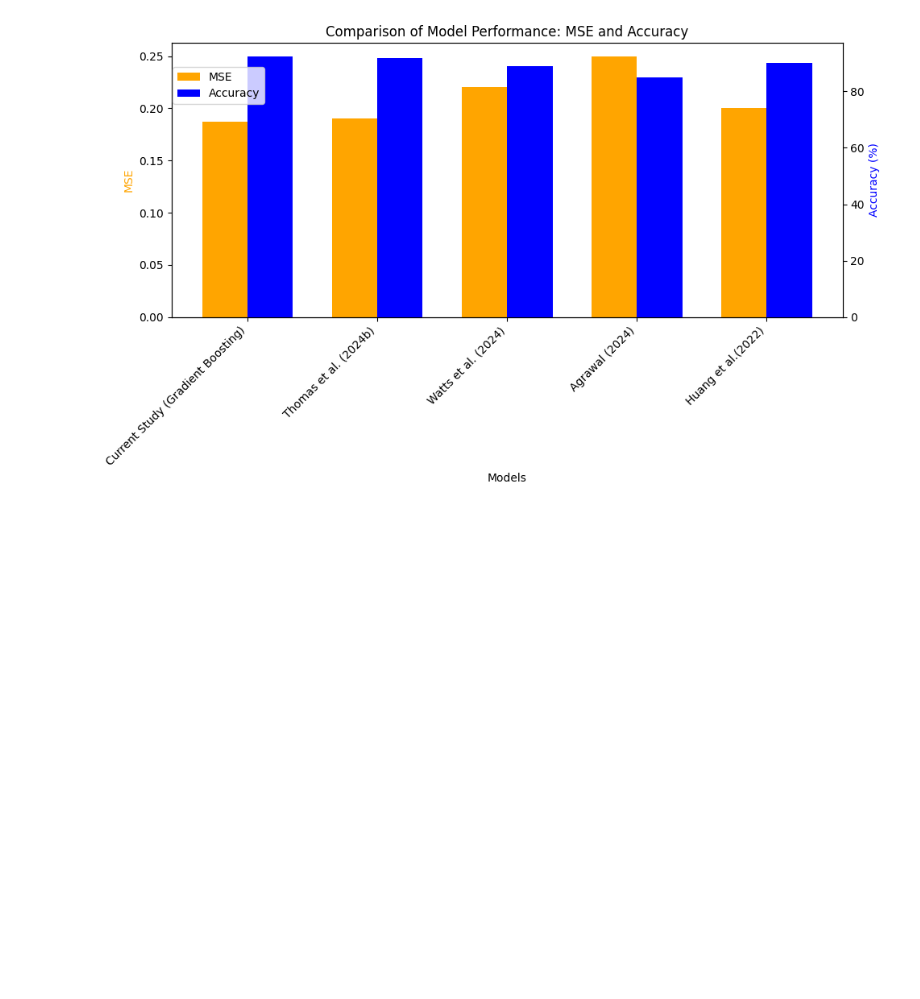
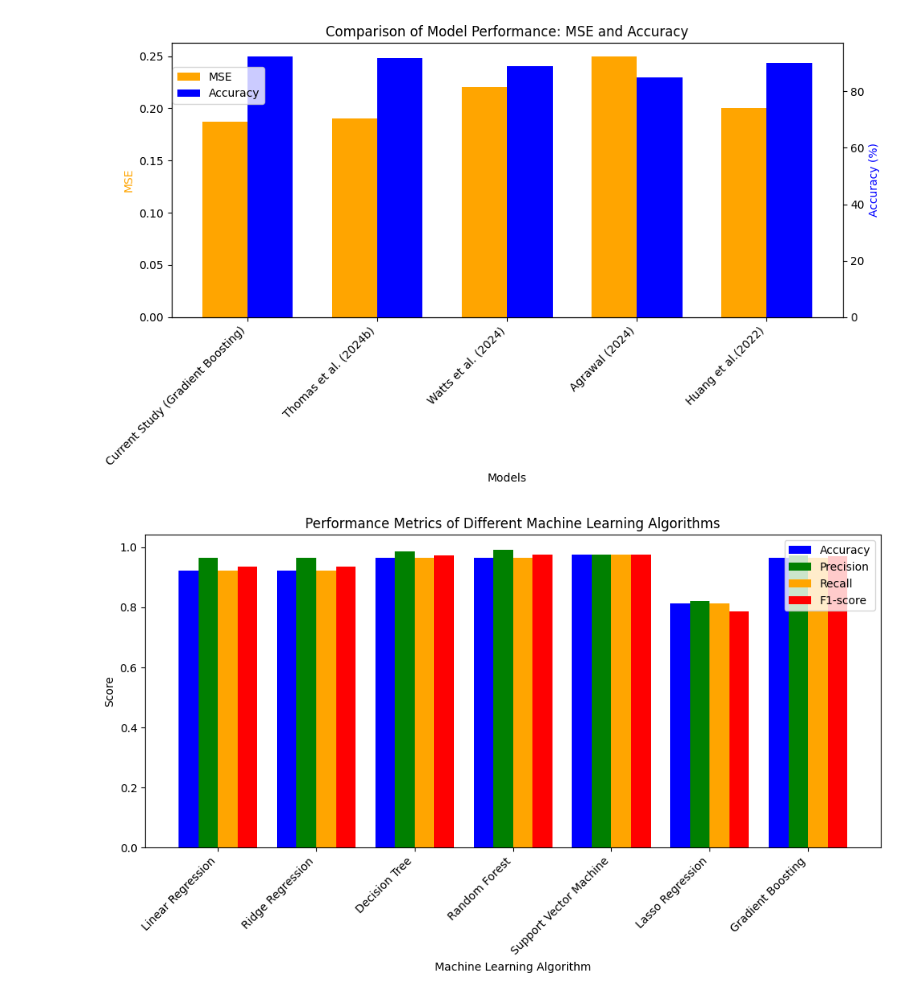
Before and after one commit to rukayat-balogun/Project, a Jupyter notebook: FinalSemesterProject/Webapp/analysis.ipynb, the cells around one changed output. Drawn from its saved outputs; the diff is of its cells as text; code cells hidden in the pictures; blank space fills up the shorter version.

```diff
--- a/FinalSemesterProject/Webapp/analysis.ipynb
+++ b/FinalSemesterProject/Webapp/analysis.ipynb
@@ -504,3 +504,49 @@ plt.savefig("Comparison of Model Performance: MSE and Accuracy")
 plt.show()
 # %% [output]
 [figure]
+# %%
+import matplotlib.pyplot as plt
+import numpy as np
+
+# Data for plotting
+algorithms = [
+    "Linear Regression",
+    "Ridge Regression",
+    "Decision Tree",
+    "Random Forest",
+    "Support Vector Machine",
+    "Lasso Regression",
+    "Gradient Boosting"
+]
+accuracy = [0.9231, 0.9231, 0.9658, 0.9658, 0.9744, 0.8120, 0.9658]
+precision = [0.9639, 0.9651, 0.9858, 0.9916, 0.9744, 0.8202, 0.9741]
+recall = [0.9231, 0.9231, 0.9658, 0.9658, 0.9744, 0.8120, 0.9658]
+f1_score = [0.9352, 0.9365, 0.9725, 0.9767, 0.9744, 0.7874, 0.9699]
+
+# Set up the figure
+fig, ax = plt.subplots(figsize=(10, 6))
+
+# Set positions for bars
+x = np.arange(len(algorithms))
+width = 0.2
+
+# Plotting each metric as bars
+ax.bar(x - 1.5 * width, accuracy, width, label='Accuracy', color='blue')
+ax.bar(x - 0.5 * width, precision, width, label='Precision', color='green')
+ax.bar(x + 0.5 * width, recall, width, label='Recall', color='orange')
+ax.bar(x + 1.5 * width, f1_score, width, label='F1-score', color='red')
+
+# Labeling and formatting
+ax.set_xlabel('Machine Learning Algorithm')
+ax.set_ylabel('Score')
+ax.set_title('Performance Metrics of Different Machine Learning Algorithms')
+ax.set_xticks(x)
+ax.set_xticklabels(algorithms, rotation=45, ha="right")
+ax.legend()
+
+# Show plot
+plt.tight_layout()
+plt.savefig("Performance Metrics of Different Machine Learning Algorithms")
+plt.show()
+# %% [output]
+[figure, added]
```
Also changed, not shown: parts of 1 cell of this notebook, 10 other files.
